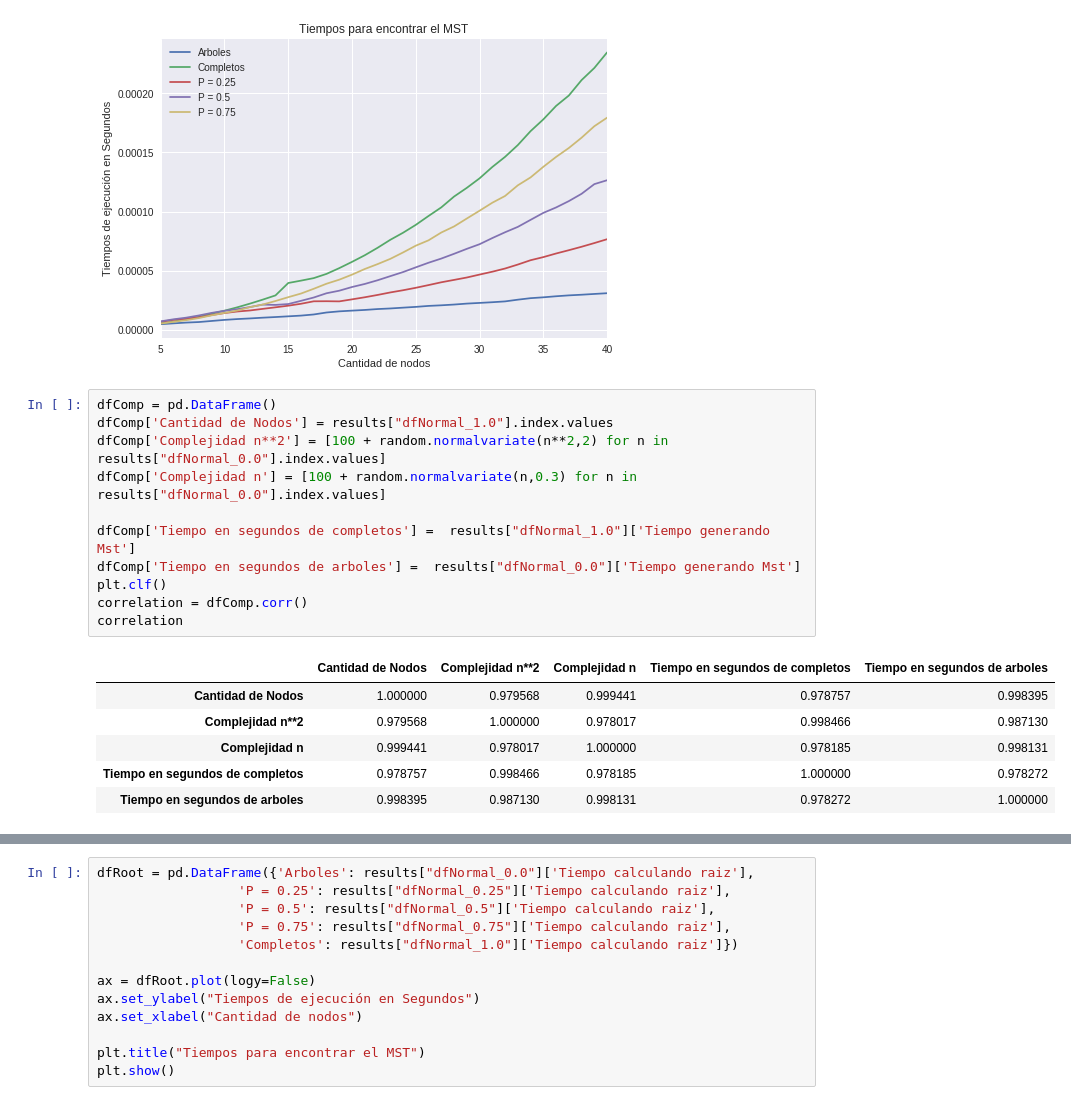
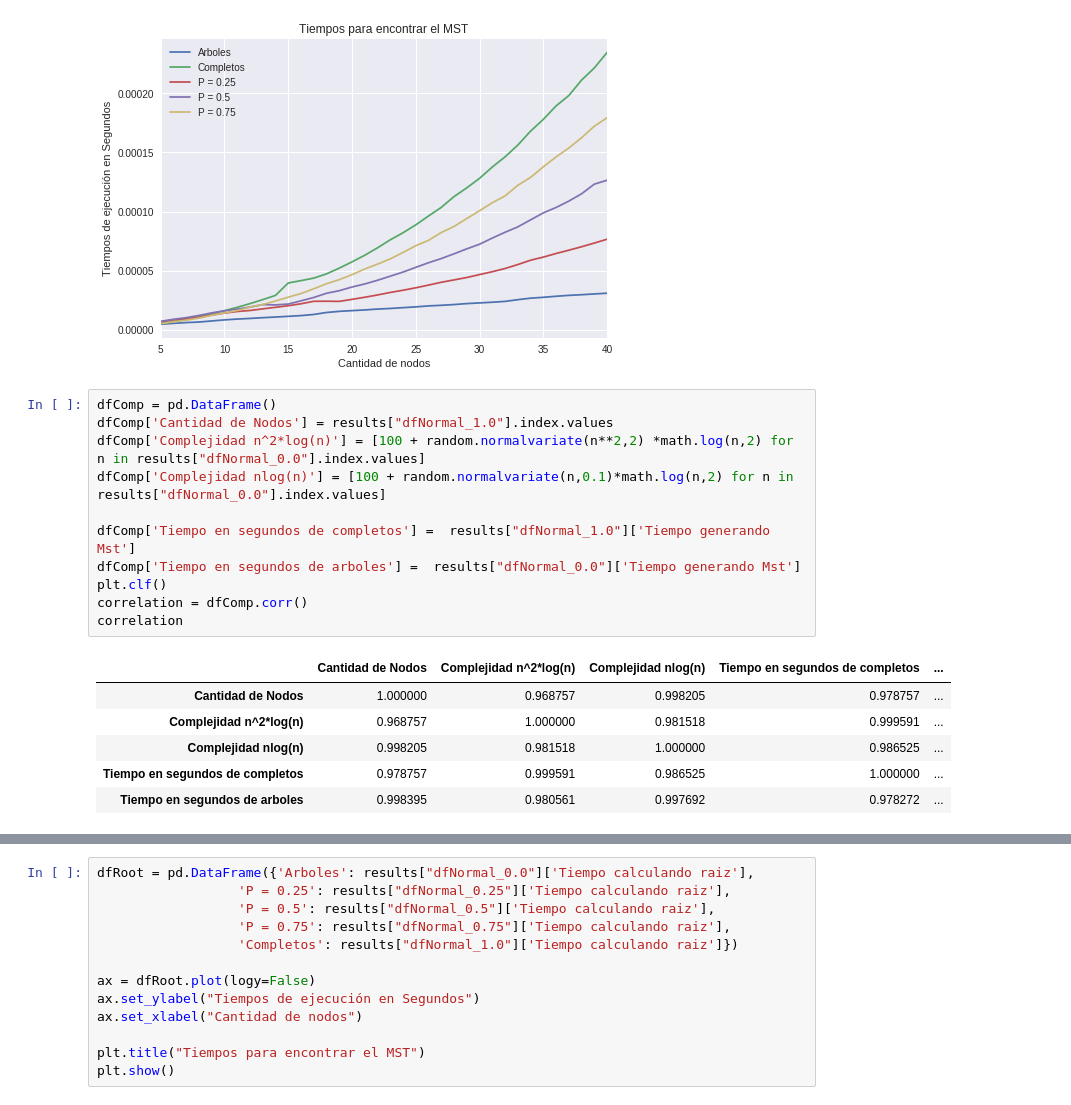
Before and after one commit to cat-j/startup2-algo3, a Jupyter notebook: ej2/generador_de_tests.ipynb, the cells around one changed output, grey strips where cells are left out. Cells and saved outputs as stored; diff of their text form.

```diff
--- a/ej2/generador_de_tests.ipynb
+++ b/ej2/generador_de_tests.ipynb
@@ -261,19 +262,19 @@ plt.show()
 # %%
 dfComp = pd.DataFrame()
 dfComp['Cantidad de Nodos'] = results["dfNormal_1.0"].index.values
-dfComp['Complejidad n**2'] = [100 + random.normalvariate(n**2,2) for n in results["dfNormal_0.0"].index.values]
-dfComp['Complejidad n'] = [100 + random.normalvariate(n,0.3) for n in results["dfNormal_0.0"].index.values]
+dfComp['Complejidad n^2*log(n)'] = [100 + random.normalvariate(n**2,2) *math.log(n,2) for n in results["dfNormal_0.0"].index.values]
+dfComp['Complejidad nlog(n)'] = [100 + random.normalvariate(n,0.1)*math.log(n,2) for n in results["dfNormal_0.0"].index.values]
 
 dfComp['Tiempo en segundos de completos'] =  results["dfNormal_1.0"]['Tiempo generando Mst']
 dfComp['Tiempo en segundos de arboles'] =  results["dfNormal_0.0"]['Tiempo generando Mst']
 plt.clf()
 correlation = dfComp.corr()
 correlation
 # %% [output]
-|  | Cantidad de Nodos | Complejidad n**2 | Complejidad n | Tiempo en segundos de completos | Tiempo en segundos de arboles |
-| Cantidad de Nodos | 1.000000 | 0.979568 | 0.999441 | 0.978757 | 0.998395 |
-| Complejidad n**2 | 0.979568 | 1.000000 | 0.978017 | 0.998466 | 0.987130 |
-| Complejidad n | 0.999441 | 0.978017 | 1.000000 | 0.978185 | 0.998131 |
-| Tiempo en segundos de completos | 0.978757 | 0.998466 | 0.978185 | 1.000000 | 0.978272 |
-| Tiempo en segundos de arboles | 0.998395 | 0.987130 | 0.998131 | 0.978272 | 1.000000 |
+|  | Cantidad de Nodos | Complejidad n^2*log(n) | Complejidad nlog(n) | Tiempo en segundos de completos | ... |
+| Cantidad de Nodos | 1.000000 | 0.968757 | 0.998205 | 0.978757 | ... |
+| Complejidad n^2*log(n) | 0.968757 | 1.000000 | 0.981518 | 0.999591 | ... |
+| Complejidad nlog(n) | 0.998205 | 0.981518 | 1.000000 | 0.986525 | ... |
+| Tiempo en segundos de completos | 0.978757 | 0.999591 | 0.986525 | 1.000000 | ... |
+| Tiempo en segundos de arboles | 0.998395 | 0.980561 | 0.997692 | 0.978272 | ... |
 # %%
```
Also changed, not shown: parts of 2 cells of this notebook, 7 other files.
